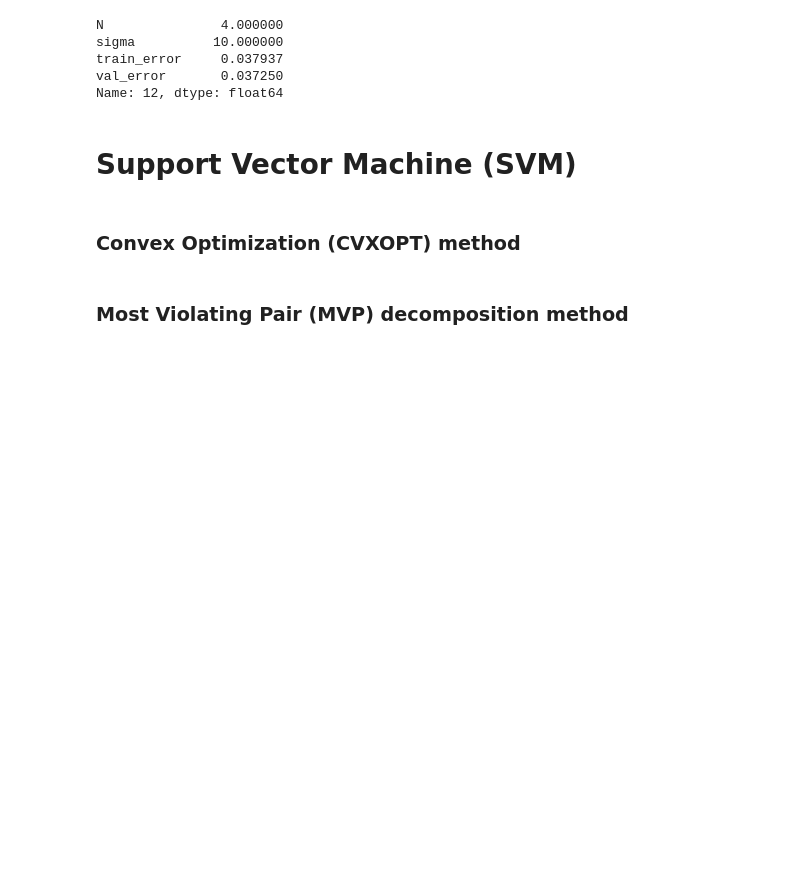
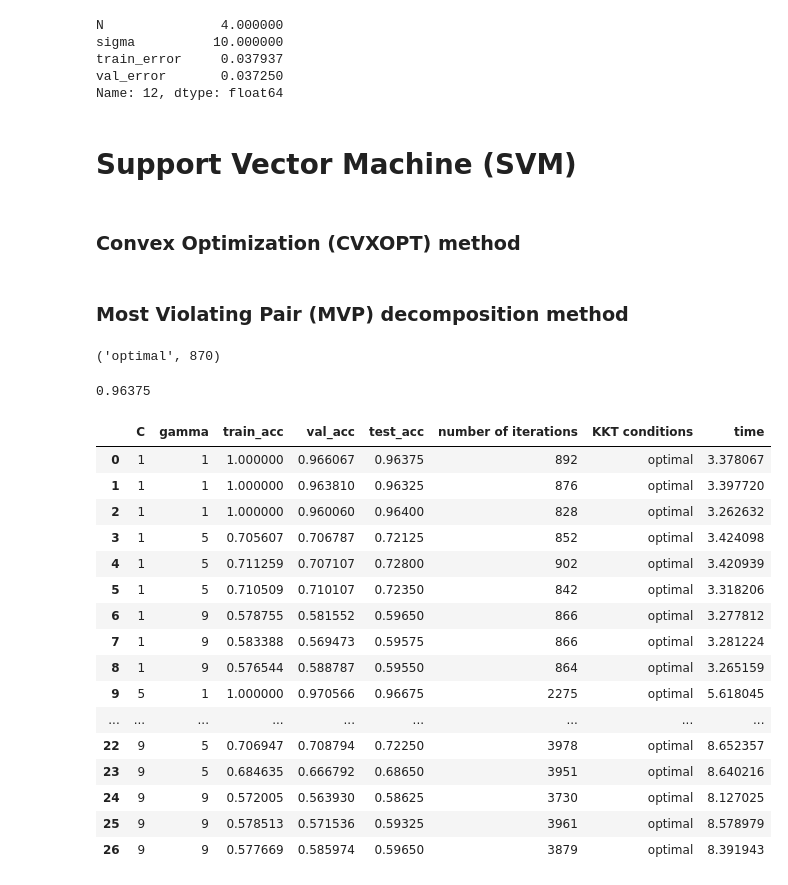
Before and after one commit to alepot55/Alphabet-Image-Classifier, a Jupyter notebook: project.ipynb, the cells around one changed output. Cells and saved outputs as stored; diff of their text form; code cells hidden in the pictures; blank space fills up the shorter version.

```diff
--- a/project.ipynb
+++ b/project.ipynb
@@ -129,7 +129,7 @@ class MLP():
         p = self.predict(x)
         return (np.sum(y*p, axis=1)).mean()
 
-    def fit(self, x, y, method='trust-constr'):
+    def fit(self, x, y, method='CG'):
         def fun(omega):
             self.update_omega(omega)
             return self.loss(x, y)
@@ -474,3 +510,69 @@ class SVM_mvp():
 
     def accuracy(self, x, y):
         return (self.predict(x) == y).mean()
+# %%
+model = SVM_mvp(x_train, y_train, 1, 1)
+# %%
+model.fit()
+# %% [output]
+('optimal', 870)
+# %%
+model.accuracy(x_test, y_test)
+# %% [output]
+0.96375
+# %%
+# Cross-validation !! to add time
+
+models_data = []
+for C in tqdm(range(1, 10, 4)):
+    for gamma in tqdm(range(1, 10, 4)):
+        kf = KFold(n_splits=5, shuffle=True)
+        kf.get_n_splits(x_train_val)
+
+        for train_index, valid_index in kf.split(x_train_val):
+
+            x_train = x_train_val[train_index]
+            y_train = y_train_val[train_index]
+            x_val = x_train_val[valid_index]
+            y_val = y_train_val[valid_index]
+
+            start = time.time()
+            model = SVM_mvp(x_train, y_train, gamma, C)
+            status, nit = model.fit()
+            end = time.time()
+
+            train_acc = model.accuracy(x_train, y_train)
+            val_acc = model.accuracy(x_val, y_val)
+            test_acc = model.accuracy(x_test, y_test)
+
+            models_data.append({'C': C,
+                                'gamma': gamma,
+                                'train_acc': train_acc,
+                                'val_acc': val_acc,
+                                'test_acc': test_acc,
+                                'number of iterations': nit,
+                                'KKT conditions': status,
+                                'time': end - start})
+# %%
+# Results
+
+models_data = pd.DataFrame(models_data)
+models_data
+# %% [output]
+|  | C | gamma | train_acc | val_acc | test_acc | number of iterations | KKT conditions | time |
+| 0 | 1 | 1 | 1.000000 | 0.966067 | 0.96375 | 892 | optimal | 3.378067 |
+| 1 | 1 | 1 | 1.000000 | 0.963810 | 0.96325 | 876 | optimal | 3.397720 |
+| 2 | 1 | 1 | 1.000000 | 0.960060 | 0.96400 | 828 | optimal | 3.262632 |
+| 3 | 1 | 5 | 0.705607 | 0.706787 | 0.72125 | 852 | optimal | 3.424098 |
+| 4 | 1 | 5 | 0.711259 | 0.707107 | 0.72800 | 902 | optimal | 3.420939 |
+| 5 | 1 | 5 | 0.710509 | 0.710107 | 0.72350 | 842 | optimal | 3.318206 |
+| 6 | 1 | 9 | 0.578755 | 0.581552 | 0.59650 | 866 | optimal | 3.277812 |
+| 7 | 1 | 9 | 0.583388 | 0.569473 | 0.59575 | 866 | optimal | 3.281224 |
+| 8 | 1 | 9 | 0.576544 | 0.588787 | 0.59550 | 864 | optimal | 3.265159 |
+| 9 | 5 | 1 | 1.000000 | 0.970566 | 0.96675 | 2275 | optimal | 5.618045 |
+| ... | ... | ... | ... | ... | ... | ... | ... | ... |
+| 22 | 9 | 5 | 0.706947 | 0.708794 | 0.72250 | 3978 | optimal | 8.652357 |
+| 23 | 9 | 5 | 0.684635 | 0.666792 | 0.68650 | 3951 | optimal | 8.640216 |
+| 24 | 9 | 9 | 0.572005 | 0.563930 | 0.58625 | 3730 | optimal | 8.127025 |
+| 25 | 9 | 9 | 0.578513 | 0.571536 | 0.59325 | 3961 | optimal | 8.578979 |
+| 26 | 9 | 9 | 0.577669 | 0.585974 | 0.59650 | 3879 | optimal | 8.391943 |
```
Also changed, not shown: parts of 4 cells of this notebook.
